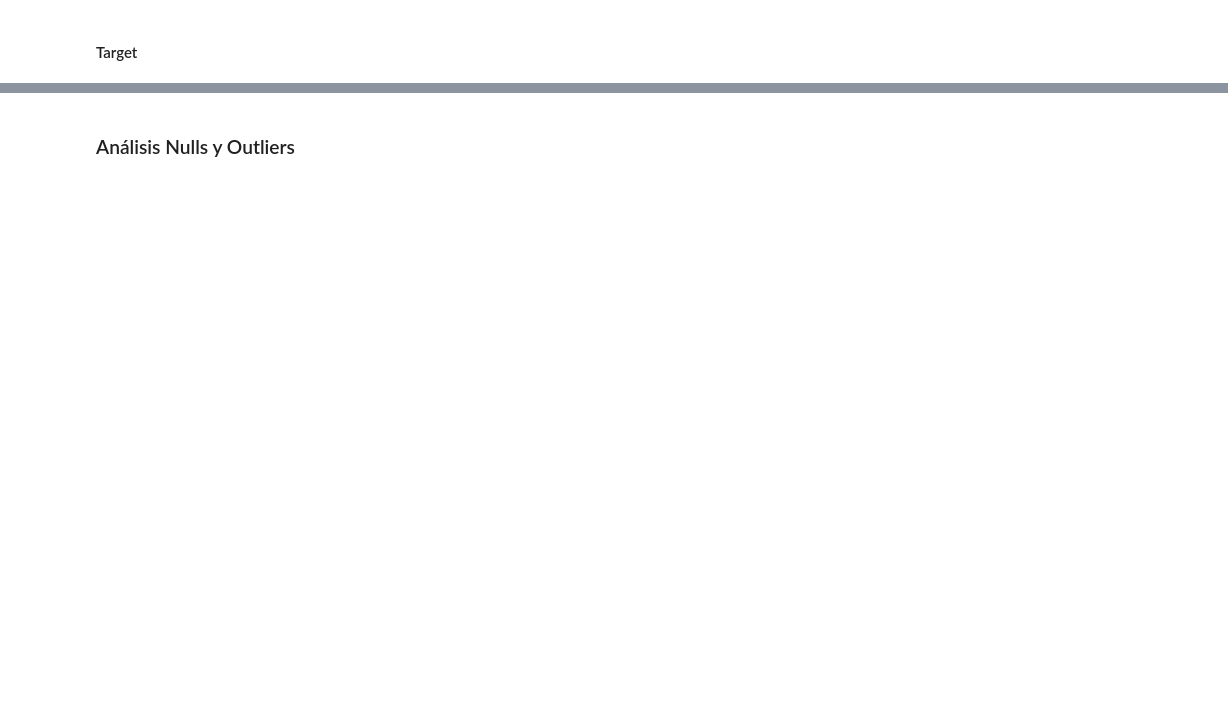
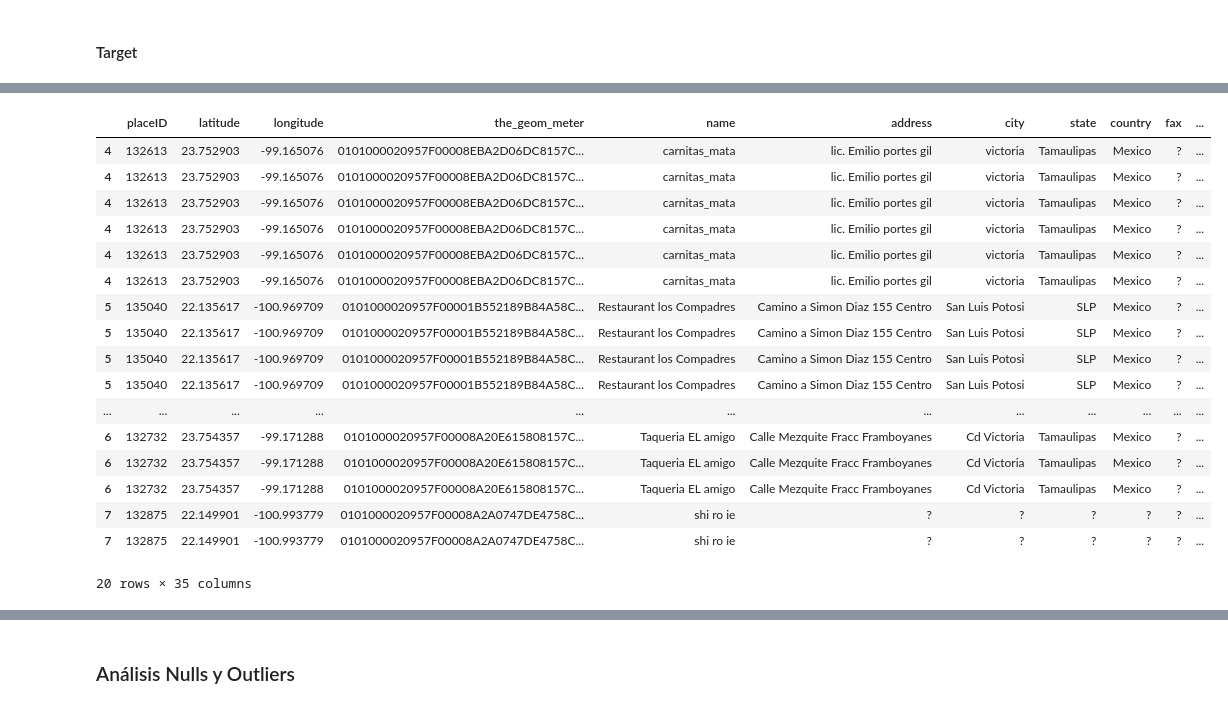
Before and after one commit to daff-250900/diplomado-ciencia-de-datos, a Jupyter notebook: exam.ipynb, the cells around one changed output, grey strips where cells are left out. Saved outputs shown, nothing was run; the diff lists cells and outputs as text; code cells hidden in the pictures; blank space fills up the shorter version.

```diff
--- a/exam.ipynb
+++ b/exam.ipynb
@@ -188,3 +225,24 @@ dtype: object
+# %%
+rest_rating[rest_rating['good_restaurant'] == 0].head(20)
+# %% [output]
+|  | placeID | latitude | longitude | the_geom_meter | name | address | city | state | country | fax | ... |
+| 4 | 132613 | 23.752903 | -99.165076 | 0101000020957F00008EBA2D06DC8157C... | carnitas_mata | lic. Emilio portes gil | victoria | Tamaulipas | Mexico | ? | ... |
+| 4 | 132613 | 23.752903 | -99.165076 | 0101000020957F00008EBA2D06DC8157C... | carnitas_mata | lic. Emilio portes gil | victoria | Tamaulipas | Mexico | ? | ... |
+| 4 | 132613 | 23.752903 | -99.165076 | 0101000020957F00008EBA2D06DC8157C... | carnitas_mata | lic. Emilio portes gil | victoria | Tamaulipas | Mexico | ? | ... |
+| 4 | 132613 | 23.752903 | -99.165076 | 0101000020957F00008EBA2D06DC8157C... | carnitas_mata | lic. Emilio portes gil | victoria | Tamaulipas | Mexico | ? | ... |
+| 4 | 132613 | 23.752903 | -99.165076 | 0101000020957F00008EBA2D06DC8157C... | carnitas_mata | lic. Emilio portes gil | victoria | Tamaulipas | Mexico | ? | ... |
+| 4 | 132613 | 23.752903 | -99.165076 | 0101000020957F00008EBA2D06DC8157C... | carnitas_mata | lic. Emilio portes gil | victoria | Tamaulipas | Mexico | ? | ... |
+| 5 | 135040 | 22.135617 | -100.969709 | 0101000020957F00001B552189B84A58C... | Restaurant los Compadres | Camino a Simon Diaz 155 Centro | San Luis Potosi | SLP | Mexico | ? | ... |
+| 5 | 135040 | 22.135617 | -100.969709 | 0101000020957F00001B552189B84A58C... | Restaurant los Compadres | Camino a Simon Diaz 155 Centro | San Luis Potosi | SLP | Mexico | ? | ... |
+| 5 | 135040 | 22.135617 | -100.969709 | 0101000020957F00001B552189B84A58C... | Restaurant los Compadres | Camino a Simon Diaz 155 Centro | San Luis Potosi | SLP | Mexico | ? | ... |
+| 5 | 135040 | 22.135617 | -100.969709 | 0101000020957F00001B552189B84A58C... | Restaurant los Compadres | Camino a Simon Diaz 155 Centro | San Luis Potosi | SLP | Mexico | ? | ... |
+| ... | ... | ... | ... | ... | ... | ... | ... | ... | ... | ... | ... |
+| 6 | 132732 | 23.754357 | -99.171288 | 0101000020957F00008A20E615808157C... | Taqueria EL amigo | Calle Mezquite Fracc Framboyanes | Cd Victoria | Tamaulipas | Mexico | ? | ... |
+| 6 | 132732 | 23.754357 | -99.171288 | 0101000020957F00008A20E615808157C... | Taqueria EL amigo | Calle Mezquite Fracc Framboyanes | Cd Victoria | Tamaulipas | Mexico | ? | ... |
+| 6 | 132732 | 23.754357 | -99.171288 | 0101000020957F00008A20E615808157C... | Taqueria EL amigo | Calle Mezquite Fracc Framboyanes | Cd Victoria | Tamaulipas | Mexico | ? | ... |
+| 7 | 132875 | 22.149901 | -100.993779 | 0101000020957F00008A2A0747DE4758C... | shi ro ie | ? | ? | ? | ? | ? | ... |
+| 7 | 132875 | 22.149901 | -100.993779 | 0101000020957F00008A2A0747DE4758C... | shi ro ie | ? | ? | ? | ? | ? | ... |
+20 rows × 35 columns
 # %%
 # Matriz de correlación
 corr = rest_rating.corr(numeric_only=True)
```
Also changed, not shown: parts of 16 cells of this notebook.
